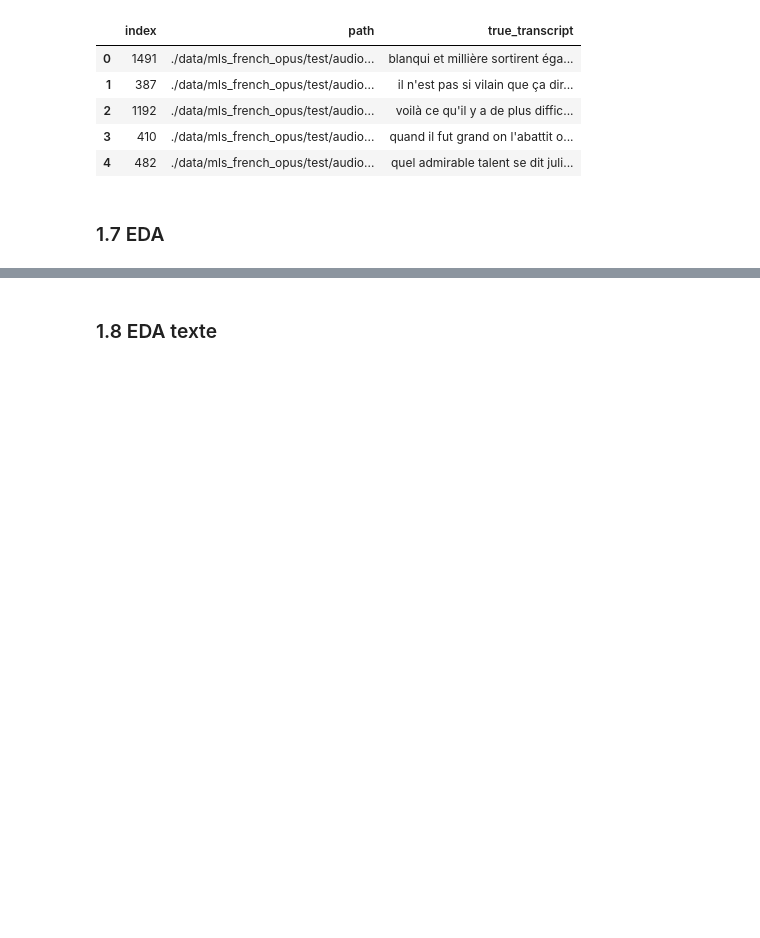
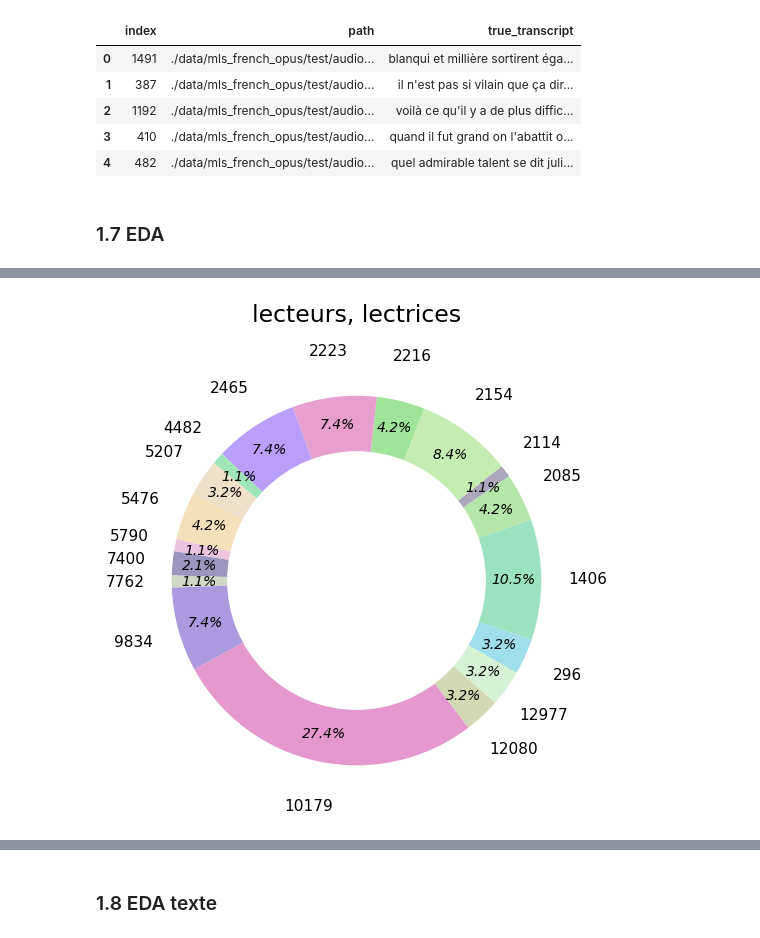
Before and after one commit to Kiwinokoto/OC_projet_7_Transcription_speech_to_text_et_traduction, a Jupyter notebook: Oudelet_Kevin_2_notebook_130424.ipynb, the cells around one changed output, grey strips where cells are left out. Drawn from its saved outputs; the diff is of its cells as text; code cells hidden in the pictures; blank space fills up the shorter version.

```diff
--- a/Oudelet_Kevin_2_notebook_130424.ipynb
+++ b/Oudelet_Kevin_2_notebook_130424.ipynb
@@ -826,0 +862,4 @@ print(data['book id'].nunique())
+# %%
+doughnut(data, 'speaker', 'lecteurs, lectrices', nb_colors=data['speaker'].nunique())
+# %% [output]
+[figure, added]
```
Also changed, not shown: parts of 7 cells of this notebook, 13 other files.
